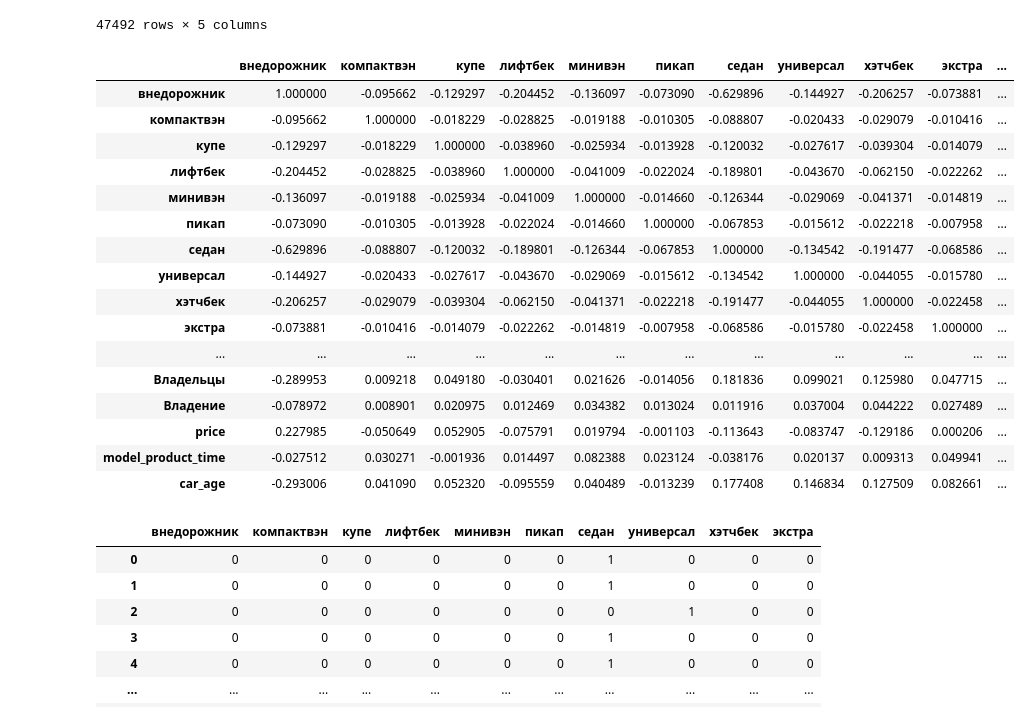
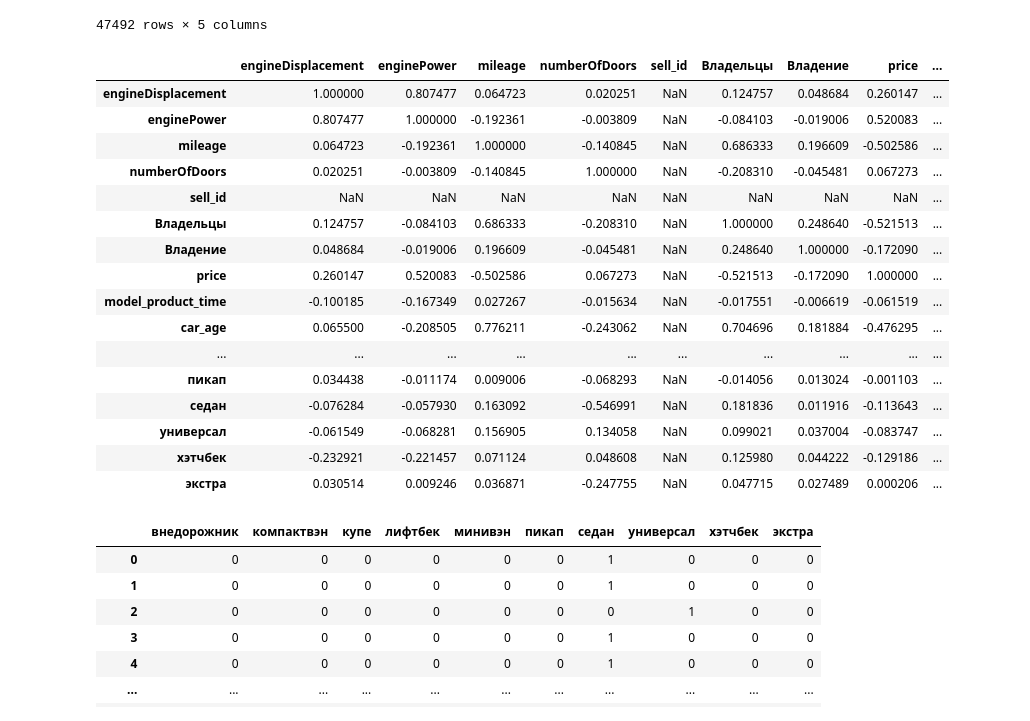
Before and after one commit to Sly-Dog/auto_pricing, a Jupyter notebook: secondary_notebooks/lil_clusterer.ipynb, the cells around one changed output. Saved outputs shown, nothing was run; the diff lists cells and outputs as text; code cells hidden in the pictures.

```diff
--- a/secondary_notebooks/lil_clusterer.ipynb
+++ b/secondary_notebooks/lil_clusterer.ipynb
@@ -295,25 +341,25 @@ pd.get_dummies()
 | 48024 | 0 | 0 | 0 | 1 | 0 |
 47492 rows × 5 columns
 # %%
-pd.concat([pd.get_dummies(filtered_train.bodyType) ,filtered_train],axis=1).corr()
+pd.concat([filtered_train, pd.get_dummies(filtered_train.bodyType) ],axis=1).corr()
 # %% [output]
-|  | внедорожник | компактвэн | купе | лифтбек | минивэн | пикап | седан | универсал | хэтчбек | экстра | ... |
-| внедорожник | 1.000000 | -0.095662 | -0.129297 | -0.204452 | -0.136097 | -0.073090 | -0.629896 | -0.144927 | -0.206257 | -0.073881 | ... |
-| компактвэн | -0.095662 | 1.000000 | -0.018229 | -0.028825 | -0.019188 | -0.010305 | -0.088807 | -0.020433 | -0.029079 | -0.010416 | ... |
-| купе | -0.129297 | -0.018229 | 1.000000 | -0.038960 | -0.025934 | -0.013928 | -0.120032 | -0.027617 | -0.039304 | -0.014079 | ... |
-| лифтбек | -0.204452 | -0.028825 | -0.038960 | 1.000000 | -0.041009 | -0.022024 | -0.189801 | -0.043670 | -0.062150 | -0.022262 | ... |
-| минивэн | -0.136097 | -0.019188 | -0.025934 | -0.041009 | 1.000000 | -0.014660 | -0.126344 | -0.029069 | -0.041371 | -0.014819 | ... |
-| пикап | -0.073090 | -0.010305 | -0.013928 | -0.022024 | -0.014660 | 1.000000 | -0.067853 | -0.015612 | -0.022218 | -0.007958 | ... |
-| седан | -0.629896 | -0.088807 | -0.120032 | -0.189801 | -0.126344 | -0.067853 | 1.000000 | -0.134542 | -0.191477 | -0.068586 | ... |
-| универсал | -0.144927 | -0.020433 | -0.027617 | -0.043670 | -0.029069 | -0.015612 | -0.134542 | 1.000000 | -0.044055 | -0.015780 | ... |
-| хэтчбек | -0.206257 | -0.029079 | -0.039304 | -0.062150 | -0.041371 | -0.022218 | -0.191477 | -0.044055 | 1.000000 | -0.022458 | ... |
-| экстра | -0.073881 | -0.010416 | -0.014079 | -0.022262 | -0.014819 | -0.007958 | -0.068586 | -0.015780 | -0.022458 | 1.000000 | ... |
-| ... | ... | ... | ... | ... | ... | ... | ... | ... | ... | ... | ... |
-| Владельцы | -0.289953 | 0.009218 | 0.049180 | -0.030401 | 0.021626 | -0.014056 | 0.181836 | 0.099021 | 0.125980 | 0.047715 | ... |
-| Владение | -0.078972 | 0.008901 | 0.020975 | 0.012469 | 0.034382 | 0.013024 | 0.011916 | 0.037004 | 0.044222 | 0.027489 | ... |
-| price | 0.227985 | -0.050649 | 0.052905 | -0.075791 | 0.019794 | -0.001103 | -0.113643 | -0.083747 | -0.129186 | 0.000206 | ... |
-| model_product_time | -0.027512 | 0.030271 | -0.001936 | 0.014497 | 0.082388 | 0.023124 | -0.038176 | 0.020137 | 0.009313 | 0.049941 | ... |
-| car_age | -0.293006 | 0.041090 | 0.052320 | -0.095559 | 0.040489 | -0.013239 | 0.177408 | 0.146834 | 0.127509 | 0.082661 | ... |
+|  | engineDisplacement | enginePower | mileage | numberOfDoors | sell_id | Владельцы | Владение | price | ... |
+| engineDisplacement | 1.000000 | 0.807477 | 0.064723 | 0.020251 | NaN | 0.124757 | 0.048684 | 0.260147 | ... |
+| enginePower | 0.807477 | 1.000000 | -0.192361 | -0.003809 | NaN | -0.084103 | -0.019006 | 0.520083 | ... |
+| mileage | 0.064723 | -0.192361 | 1.000000 | -0.140845 | NaN | 0.686333 | 0.196609 | -0.502586 | ... |
+| numberOfDoors | 0.020251 | -0.003809 | -0.140845 | 1.000000 | NaN | -0.208310 | -0.045481 | 0.067273 | ... |
+| sell_id | NaN | NaN | NaN | NaN | NaN | NaN | NaN | NaN | ... |
+| Владельцы | 0.124757 | -0.084103 | 0.686333 | -0.208310 | NaN | 1.000000 | 0.248640 | -0.521513 | ... |
+| Владение | 0.048684 | -0.019006 | 0.196609 | -0.045481 | NaN | 0.248640 | 1.000000 | -0.172090 | ... |
+| price | 0.260147 | 0.520083 | -0.502586 | 0.067273 | NaN | -0.521513 | -0.172090 | 1.000000 | ... |
+| model_product_time | -0.100185 | -0.167349 | 0.027267 | -0.015634 | NaN | -0.017551 | -0.006619 | -0.061519 | ... |
+| car_age | 0.065500 | -0.208505 | 0.776211 | -0.243062 | NaN | 0.704696 | 0.181884 | -0.476295 | ... |
+| ... | ... | ... | ... | ... | ... | ... | ... | ... | ... |
+| пикап | 0.034438 | -0.011174 | 0.009006 | -0.068293 | NaN | -0.014056 | 0.013024 | -0.001103 | ... |
+| седан | -0.076284 | -0.057930 | 0.163092 | -0.546991 | NaN | 0.181836 | 0.011916 | -0.113643 | ... |
+| универсал | -0.061549 | -0.068281 | 0.156905 | 0.134058 | NaN | 0.099021 | 0.037004 | -0.083747 | ... |
+| хэтчбек | -0.232921 | -0.221457 | 0.071124 | 0.048608 | NaN | 0.125980 | 0.044222 | -0.129186 | ... |
+| экстра | 0.030514 | 0.009246 | 0.036871 | -0.247755 | NaN | 0.047715 | 0.027489 | 0.000206 | ... |
 # %%
 # %% [output]
 |  | внедорожник | компактвэн | купе | лифтбек | минивэн | пикап | седан | универсал | хэтчбек | экстра |
```
Also changed, not shown: parts of 25 cells of this notebook, 12 other files.
